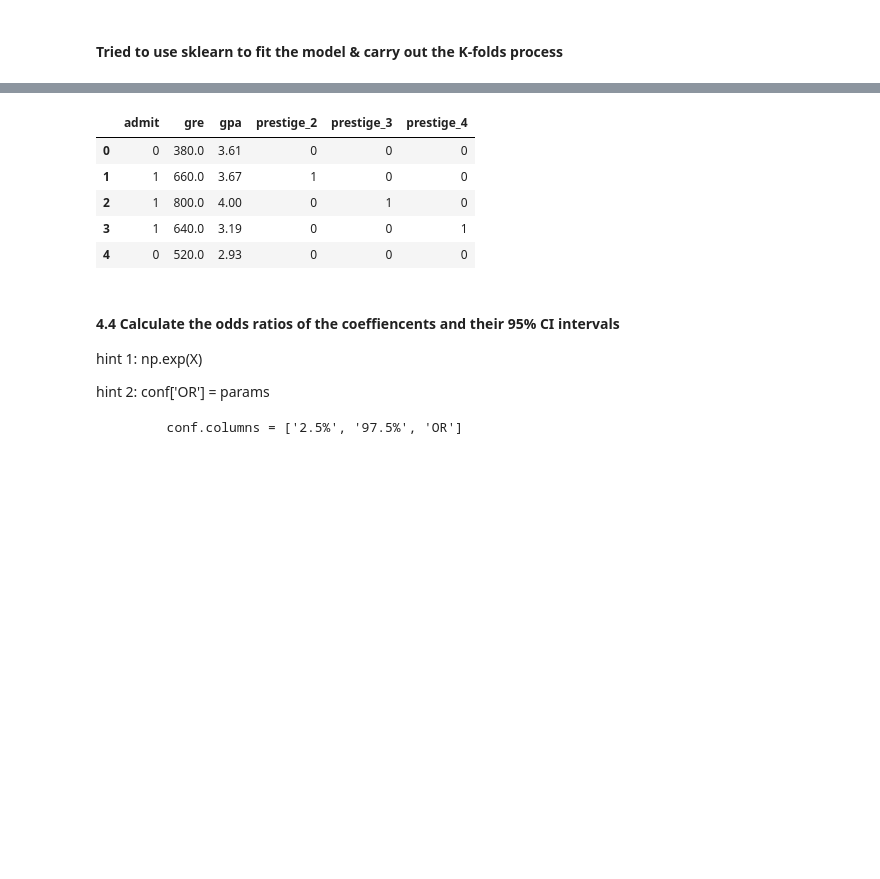
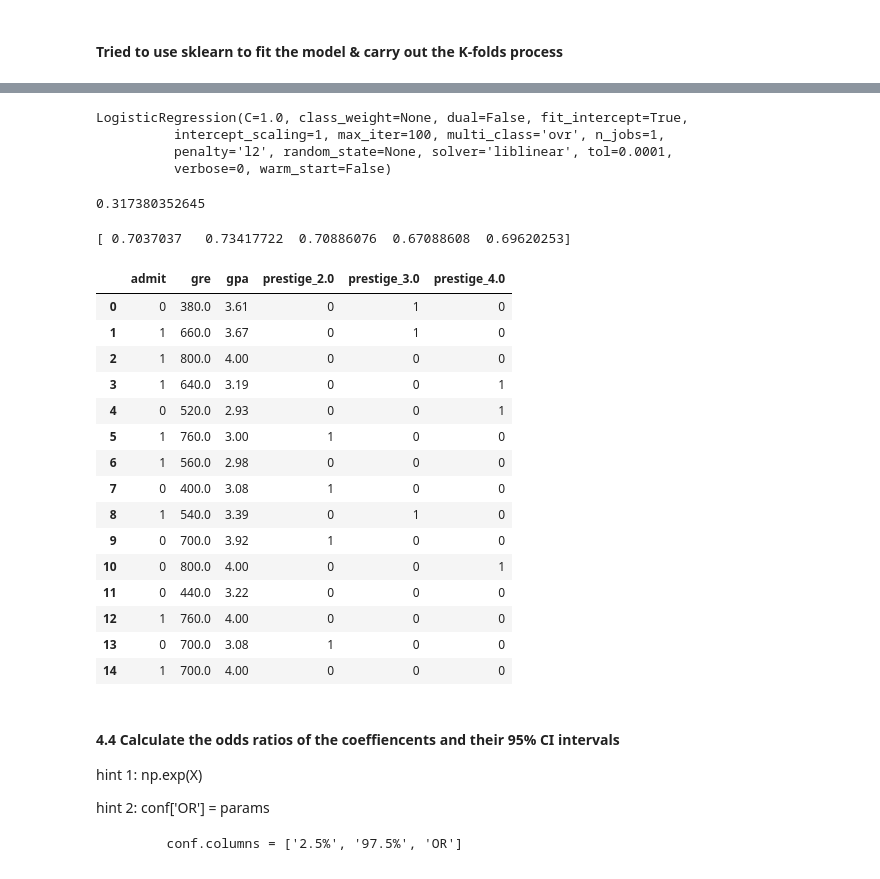
Before and after one commit to jmcelderry/jmcelderry, a Jupyter notebook: projects/unit-projects/project-3/starter-code/project3-starter.ipynb, the cells around one changed output, grey strips where cells are left out. Drawn from its saved outputs; the diff is of its cells as text; code cells hidden in the pictures; blank space fills up the shorter version.

```diff
--- a/projects/unit-projects/project-3/starter-code/project3-starter.ipynb
+++ b/projects/unit-projects/project-3/starter-code/project3-starter.ipynb
@@ -301,2 +323,0 @@ model.fit(x,y)
-# %%
-df['probability'] = model.predict_proba(data[features[1:]])
@@ -306,12 +323,0 @@ print scores
-# %%
-cols_to_keep = ['admit', 'gre', 'gpa']
-data = df[cols_to_keep].join(dummy_ranks.ix[:, 'prestige_2':])
-
-data.head()
-# %% [output]
-|  | admit | gre | gpa | prestige_2 | prestige_3 | prestige_4 |
-| 0 | 0 | 380.0 | 3.61 | 0 | 0 | 0 |
-| 1 | 1 | 660.0 | 3.67 | 1 | 0 | 0 |
-| 2 | 1 | 800.0 | 4.00 | 0 | 1 | 0 |
-| 3 | 1 | 640.0 | 3.19 | 0 | 0 | 1 |
-| 4 | 0 | 520.0 | 2.93 | 0 | 0 | 0 |
@@ -324,4 +324,26 @@ model.fit(data[train_cols[1:]], data['admit'])
+# %%
+x = data[features]
+y = data.admit
+
+model2.fit(x,y)
+# %% [output]
+LogisticRegression(C=1.0, class_weight=None, dual=False, fit_intercept=True,
+          intercept_scaling=1, max_iter=100, multi_class='ovr', n_jobs=1,
+          penalty='l2', random_state=None, solver='liblinear', tol=0.0001,
+          verbose=0, warm_start=False)
 # %%
 # creating a variable called kf with 5 folds...using KFold attribute from sklearn
 
 kf = cross_validation.KFold(len(data), n_folds=5, shuffle=False)
+# %%
+# get model outputs
+#print lm.coef_
+#print lm.intercept_
+print data.admit.mean()
+# %% [output]
+0.317380352645
+# %%
+scores = cross_val_score(model2, data[train_cols], data.admit, cv=5)
+print scores
+# %% [output]
+[ 0.7037037   0.73417722  0.70886076  0.67088608  0.69620253]
@@ -328,3 +352,25 @@ kf = cross_validation.KFold(len(data), n_folds=5, shuffle=False)
+# %%
+cols_to_keep = ['admit', 'gre', 'gpa']
+data = df[cols_to_keep].join(dummy_ranks.ix[:, 'prestige_2':])
+
+data.head(15)
+# %% [output]
+|  | admit | gre | gpa | prestige_2.0 | prestige_3.0 | prestige_4.0 |
+| 0 | 0 | 380.0 | 3.61 | 0 | 1 | 0 |
+| 1 | 1 | 660.0 | 3.67 | 0 | 1 | 0 |
+| 2 | 1 | 800.0 | 4.00 | 0 | 0 | 0 |
+| 3 | 1 | 640.0 | 3.19 | 0 | 0 | 1 |
+| 4 | 0 | 520.0 | 2.93 | 0 | 0 | 1 |
+| 5 | 1 | 760.0 | 3.00 | 1 | 0 | 0 |
+| 6 | 1 | 560.0 | 2.98 | 0 | 0 | 0 |
+| 7 | 0 | 400.0 | 3.08 | 1 | 0 | 0 |
+| 8 | 1 | 540.0 | 3.39 | 0 | 1 | 0 |
+| 9 | 0 | 700.0 | 3.92 | 1 | 0 | 0 |
+| 10 | 0 | 800.0 | 4.00 | 0 | 0 | 1 |
+| 11 | 0 | 440.0 | 3.22 | 0 | 0 | 0 |
+| 12 | 1 | 760.0 | 4.00 | 0 | 0 | 0 |
+| 13 | 0 | 700.0 | 3.08 | 1 | 0 | 0 |
+| 14 | 1 | 700.0 | 4.00 | 0 | 0 | 0 |
 # %%
 ### questions here -- cross validation -- feel like it shouldn't be this complicated
 # producing k folds cross-validation
```
Also changed, not shown: parts of 30 cells of this notebook, 1 other file.
